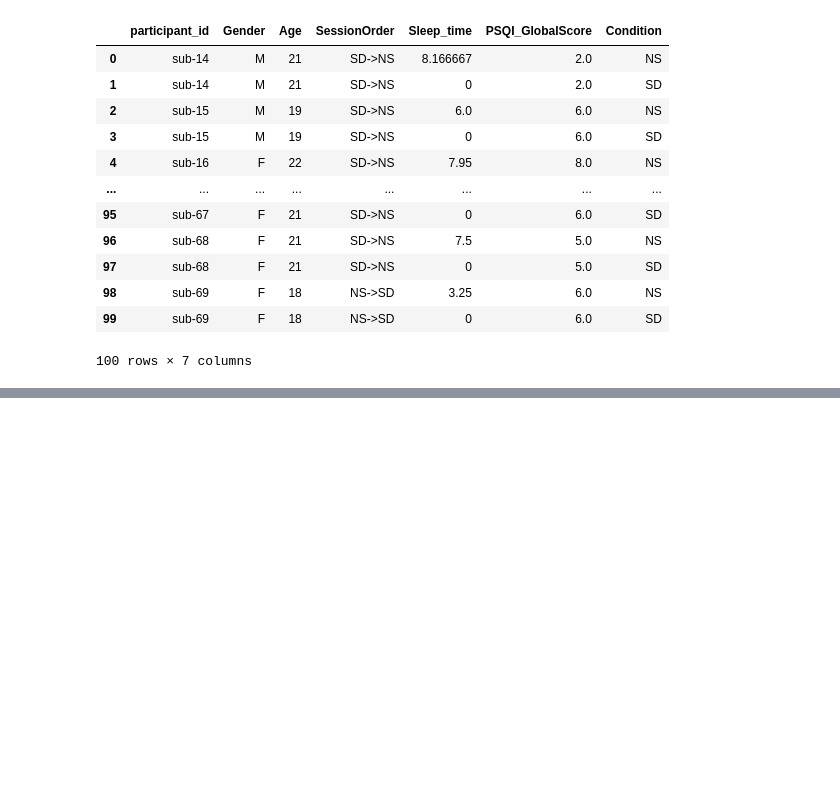
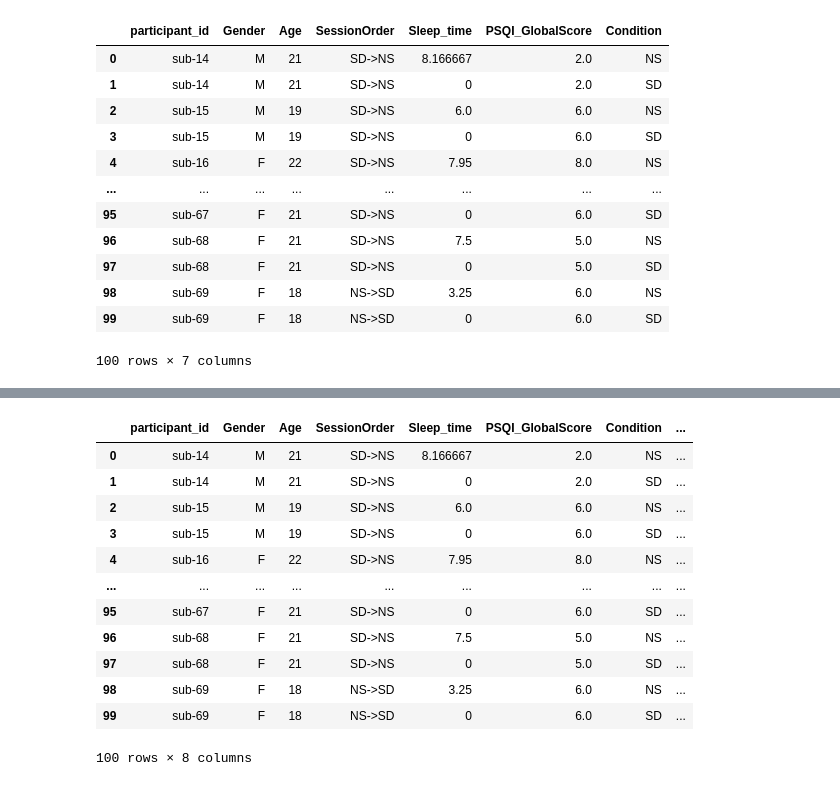
Before and after one commit to yangwestyyy21/sleepdeprivation_COGS138, a Jupyter notebook: sleepdeprivation_COGS138/read_eeg_data.ipynb, the cells around one changed output, grey strips where cells are left out. Saved outputs shown, nothing was run; the diff lists cells and outputs as text; code cells hidden in the pictures; blank space fills up the shorter version.

```diff
--- a/sleepdeprivation_COGS138/read_eeg_data.ipynb
+++ b/sleepdeprivation_COGS138/read_eeg_data.ipynb
@@ -101,8 +132,8 @@ df[df['SessionOrder'] == 'NS->SD'].shape
 # %%
 warnings.filterwarnings("ignore", category=RuntimeWarning)
 
-# Loop through the first 5 subjects
-for i in df.index[:5]:
+# Loop through the first 3 subjects
+for i in df.index[:3]:
     if df.iloc[i].SessionOrder == 'SD->NS':
         ns_path = mne_bids.BIDSPath(subject=str(i+1), session='2', task='eyesopen', datatype='eeg', root='data')
         sd_path = mne_bids.BIDSPath(subject=str(i+1), session='1', task='eyesopen', datatype='eeg', root='data')
@@ -184,3 +211,40 @@ feature_df
 | 98 | sub-69 | F | 18 | NS->SD | 3.25 | 6.0 | NS |
 | 99 | sub-69 | F | 18 | NS->SD | 0 | 6.0 | SD |
 100 rows × 7 columns
+# %%
+# extract channel frequency data from eeg and append to df
+bands = {'delta': (1, 4),
+         'theta': (4, 8),
+         'alpha': (8, 12),
+         'beta': (12, 30),
+         'gamma': (30, 45)}
+
+for i, row in feature_df.iterrows():
+    subject_id = row['participant_id'][-2:]
+    if (row['SessionOrder'] == 'SD->NS') & (row['Condition'] == 'SD'):
+        bids_path = mne_bids.BIDSPath(subject=subject_id, session='1', task='eyesopen', datatype='eeg', root='data')
+    elif (row['SessionOrder'] == 'NS->SD') & (row['Condition'] == 'NS'):
+        bids_path = mne_bids.BIDSPath(subject=subject_id, session='1', task='eyesopen', datatype='eeg', root='data')
+    else:
+        bids_path = mne_bids.BIDSPath(subject=subject_id, session='2', task='eyesopen', datatype='eeg', root='data')
+
+    raw = mne_bids.read_raw_bids(bids_path)
+    raw.load_data()
+    data, times = raw[:, :]
+    sfreq = raw.info['sfreq']
+    f, Pxx = scipy.signal.welch(data[0], fs=sfreq, nperseg=1024, noverlap=512)
+
+    # calculate average power of each channel (61) for each frequency band (5) and store in a dict
+    avg_band_powers = {band: np.zeros((data.shape[0],)) for band in bands}
+
+    for channel in range(data.shape[0]):
+        f, Pxx = scipy.signal.welch(data[channel], fs=sfreq, nperseg=1024, noverlap=512)
+
+        for band, (fmin, fmax) in bands.items():
+            freq_mask = (f >= fmin) & (f <= fmax)
+            avg_band_powers[band][channel] = np.mean(Pxx[freq_mask])
+
+    # append the freq info dict to feature_df
+    feature_df.at[i, 'eeg_band_powers'] = avg_band_powers
+
+feature_df.head()
@@ -186,0 +270,16 @@ feature_df
+# %%
+feature_df
+# %% [output]
+|  | participant_id | Gender | Age | SessionOrder | Sleep_time | PSQI_GlobalScore | Condition | ... |
+| 0 | sub-14 | M | 21 | SD->NS | 8.166667 | 2.0 | NS | ... |
+| 1 | sub-14 | M | 21 | SD->NS | 0 | 2.0 | SD | ... |
+| 2 | sub-15 | M | 19 | SD->NS | 6.0 | 6.0 | NS | ... |
+| 3 | sub-15 | M | 19 | SD->NS | 0 | 6.0 | SD | ... |
+| 4 | sub-16 | F | 22 | SD->NS | 7.95 | 8.0 | NS | ... |
+| ... | ... | ... | ... | ... | ... | ... | ... | ... |
+| 95 | sub-67 | F | 21 | SD->NS | 0 | 6.0 | SD | ... |
+| 96 | sub-68 | F | 21 | SD->NS | 7.5 | 5.0 | NS | ... |
+| 97 | sub-68 | F | 21 | SD->NS | 0 | 5.0 | SD | ... |
+| 98 | sub-69 | F | 18 | NS->SD | 3.25 | 6.0 | NS | ... |
+| 99 | sub-69 | F | 18 | NS->SD | 0 | 6.0 | SD | ... |
+100 rows × 8 columns
```
Also changed, not shown: parts of 10 cells of this notebook.
